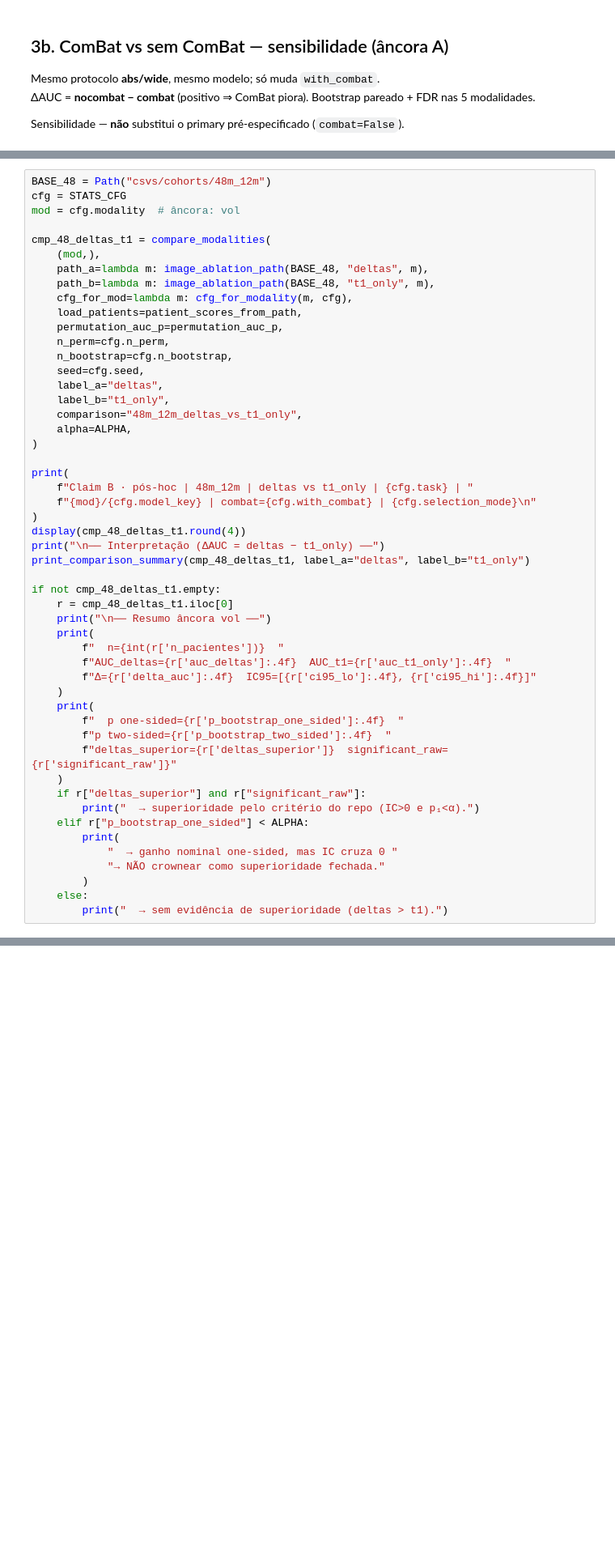
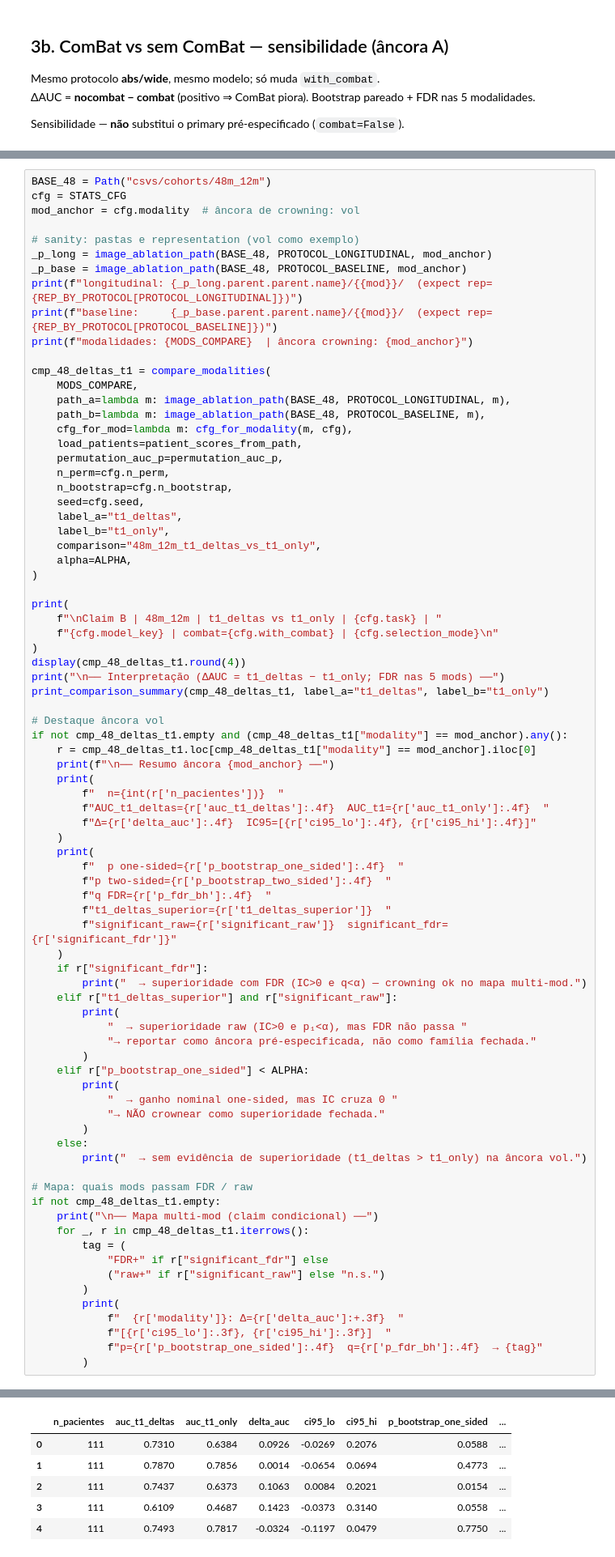
Before and after one commit to PauloMatheusGr/graphs, a Jupyter notebook: 7_stats.ipynb, the cells around one changed output, grey strips where cells are left out. Shown at 81% size. Saved outputs shown, nothing was run; the diff lists cells and outputs as text; blank space fills up the shorter version.

```diff
--- a/7_stats.ipynb
+++ b/7_stats.ipynb
@@ -658,52 +684,81 @@ Claim B · exploratório | deltas vs abs | smci_pmci | svm
 # %%
 BASE_48 = Path("csvs/cohorts/48m_12m")
 cfg = STATS_CFG
-mod = cfg.modality  # âncora: vol
+mod_anchor = cfg.modality  # âncora de crowning: vol
+
+# sanity: pastas e representation (vol como exemplo)
+_p_long = image_ablation_path(BASE_48, PROTOCOL_LONGITUDINAL, mod_anchor)
+_p_base = image_ablation_path(BASE_48, PROTOCOL_BASELINE, mod_anchor)
+print(f"longitudinal: {_p_long.parent.parent.name}/{{mod}}/  (expect rep={REP_BY_PROTOCOL[PROTOCOL_LONGITUDINAL]})")
+print(f"baseline:     {_p_base.parent.parent.name}/{{mod}}/  (expect rep={REP_BY_PROTOCOL[PROTOCOL_BASELINE]})")
+print(f"modalidades: {MODS_COMPARE}  | âncora crowning: {mod_anchor}")
 
 cmp_48_deltas_t1 = compare_modalities(
-    (mod,),
-    path_a=lambda m: image_ablation_path(BASE_48, "deltas", m),
-    path_b=lambda m: image_ablation_path(BASE_48, "t1_only", m),
+    MODS_COMPARE,
+    path_a=lambda m: image_ablation_path(BASE_48, PROTOCOL_LONGITUDINAL, m),
+    path_b=lambda m: image_ablation_path(BASE_48, PROTOCOL_BASELINE, m),
     cfg_for_mod=lambda m: cfg_for_modality(m, cfg),
     load_patients=patient_scores_from_path,
     permutation_auc_p=permutation_auc_p,
     n_perm=cfg.n_perm,
     n_bootstrap=cfg.n_bootstrap,
     seed=cfg.seed,
-    label_a="deltas",
+    label_a="t1_deltas",
     label_b="t1_only",
-    comparison="48m_12m_deltas_vs_t1_only",
+    comparison="48m_12m_t1_deltas_vs_t1_only",
     alpha=ALPHA,
 )
 
 print(
-    f"Claim B · pós-hoc | 48m_12m | deltas vs t1_only | {cfg.task} | "
-    f"{mod}/{cfg.model_key} | combat={cfg.with_combat} | {cfg.selection_mode}\n"
+    f"\nClaim B | 48m_12m | t1_deltas vs t1_only | {cfg.task} | "
+    f"{cfg.model_key} | combat={cfg.with_combat} | {cfg.selection_mode}\n"
 )
 display(cmp_48_deltas_t1.round(4))
-print("\n── Interpretação (ΔAUC = deltas − t1_only) ──")
-print_comparison_summary(cmp_48_deltas_t1, label_a="deltas", label_b="t1_only")
+print("\n── Interpretação (ΔAUC = t1_deltas − t1_only; FDR nas 5 mods) ──")
+print_comparison_summary(cmp_48_deltas_t1, label_a="t1_deltas", label_b="t1_only")
 
-if not cmp_48_deltas_t1.empty:
-    r = cmp_48_deltas_t1.iloc[0]
-    print("\n── Resumo âncora vol ──")
+# Destaque âncora vol
+if not cmp_48_deltas_t1.empty and (cmp_48_deltas_t1["modality"] == mod_anchor).any():
+    r = cmp_48_deltas_t1.loc[cmp_48_deltas_t1["modality"] == mod_anchor].iloc[0]
+    print(f"\n── Resumo âncora {mod_anchor} ──")
     print(
         f"  n={int(r['n_pacientes'])}  "
-        f"AUC_deltas={r['auc_deltas']:.4f}  AUC_t1={r['auc_t1_only']:.4f}  "
+        f"AUC_t1_deltas={r['auc_t1_deltas']:.4f}  AUC_t1={r['auc_t1_only']:.4f}  "
         f"Δ={r['delta_auc']:.4f}  IC95=[{r['ci95_lo']:.4f}, {r['ci95_hi']:.4f}]"
     )
     print(
         f"  p one-sided={r['p_bootstrap_one_sided']:.4f}  "
         f"p two-sided={r['p_bootstrap_two_sided']:.4f}  "
-        f"deltas_superior={r['deltas_superior']}  significant_raw={r['significant_raw']}"
+        f"q FDR={r['p_fdr_bh']:.4f}  "
+        f"t1_deltas_superior={r['t1_deltas_superior']}  "
+        f"significant_raw={r['significant_raw']}  significant_fdr={r['significant_fdr']}"
     )
-    if r["deltas_superior"] and r["significant_raw"]:
-        print("  → superioridade pelo critério do repo (IC>0 e p₁<α).")
+    if r["significant_fdr"]:
+        print("  → superioridade com FDR (IC>0 e q<α) — crowning ok no mapa multi-mod.")
+    elif r["t1_deltas_superior"] and r["significant_raw"]:
+        print(
+            "  → superioridade raw (IC>0 e p₁<α), mas FDR não passa "
+            "→ reportar como âncora pré-especificada, não como família fechada."
+        )
     elif r["p_bootstrap_one_sided"] < ALPHA:
         print(
             "  → ganho nominal one-sided, mas IC cruza 0 "
             "→ NÃO crownear como superioridade fechada."
         )
     else:
-        print("  → sem evidência de superioridade (deltas > t1).")
+        print("  → sem evidência de superioridade (t1_deltas > t1_only) na âncora vol.")
+
+# Mapa: quais mods passam FDR / raw
+if not cmp_48_deltas_t1.empty:
+    print("\n── Mapa multi-mod (claim condicional) ──")
+    for _, r in cmp_48_deltas_t1.iterrows():
+        tag = (
+            "FDR+" if r["significant_fdr"] else
+            ("raw+" if r["significant_raw"] else "n.s.")
+        )
+        print(
+            f"  {r['modality']}: Δ={r['delta_auc']:+.3f}  "
+            f"[{r['ci95_lo']:.3f}, {r['ci95_hi']:.3f}]  "
+            f"p={r['p_bootstrap_one_sided']:.4f}  q={r['p_fdr_bh']:.4f}  → {tag}"
+        )
 # %% [output]
@@ -721,0 +770,6 @@ Claim B · pós-hoc | 48m_12m | deltas vs t1_only | smci_pmci | vol/svm | combat
+|  | n_pacientes | auc_t1_deltas | auc_t1_only | delta_auc | ci95_lo | ci95_hi | p_bootstrap_one_sided | ... |
+| 0 | 111 | 0.7310 | 0.6384 | 0.0926 | -0.0269 | 0.2076 | 0.0588 | ... |
+| 1 | 111 | 0.7870 | 0.7856 | 0.0014 | -0.0654 | 0.0694 | 0.4773 | ... |
+| 2 | 111 | 0.7437 | 0.6373 | 0.1063 | 0.0084 | 0.2021 | 0.0154 | ... |
+| 3 | 111 | 0.6109 | 0.4687 | 0.1423 | -0.0373 | 0.3140 | 0.0558 | ... |
+| 4 | 111 | 0.7493 | 0.7817 | -0.0324 | -0.1197 | 0.0479 | 0.7750 | ... |
```
Also changed, not shown: parts of 9 cells of this notebook, 3 other files.
